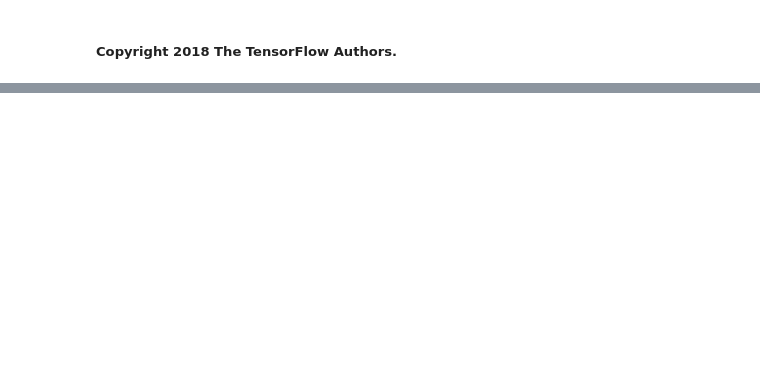
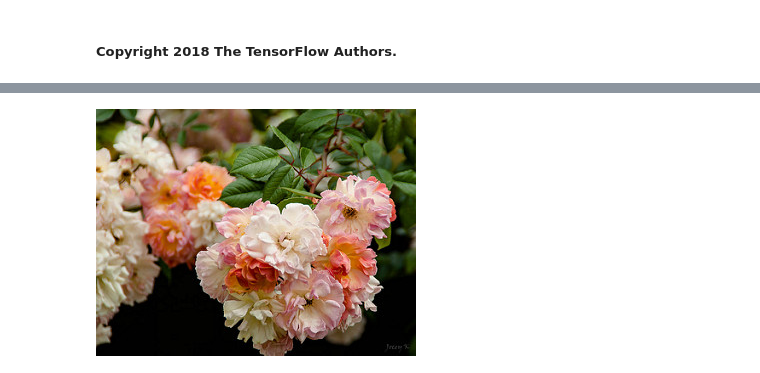
Before and after one commit to blu3crab/DeepPlay2020, a Jupyter notebook: tf-tutorials/classification (1).ipynb, the cells around one changed output, grey strips where cells are left out. Drawn from its saved outputs; the diff is of its cells as text; code cells hidden in the pictures; blank space fills up the shorter version.

```diff
--- a/tf-tutorials/classification (1).ipynb
+++ b/tf-tutorials/classification (1).ipynb
@@ -411,0 +93,4 @@ And the model predicts a label as expected.
+# %%
+PIL.Image.open(str(roses[1]))
+# %% [output]
+[figure, added]
```
Also changed, not shown: parts of 140 cells of this notebook, 6 other files.
